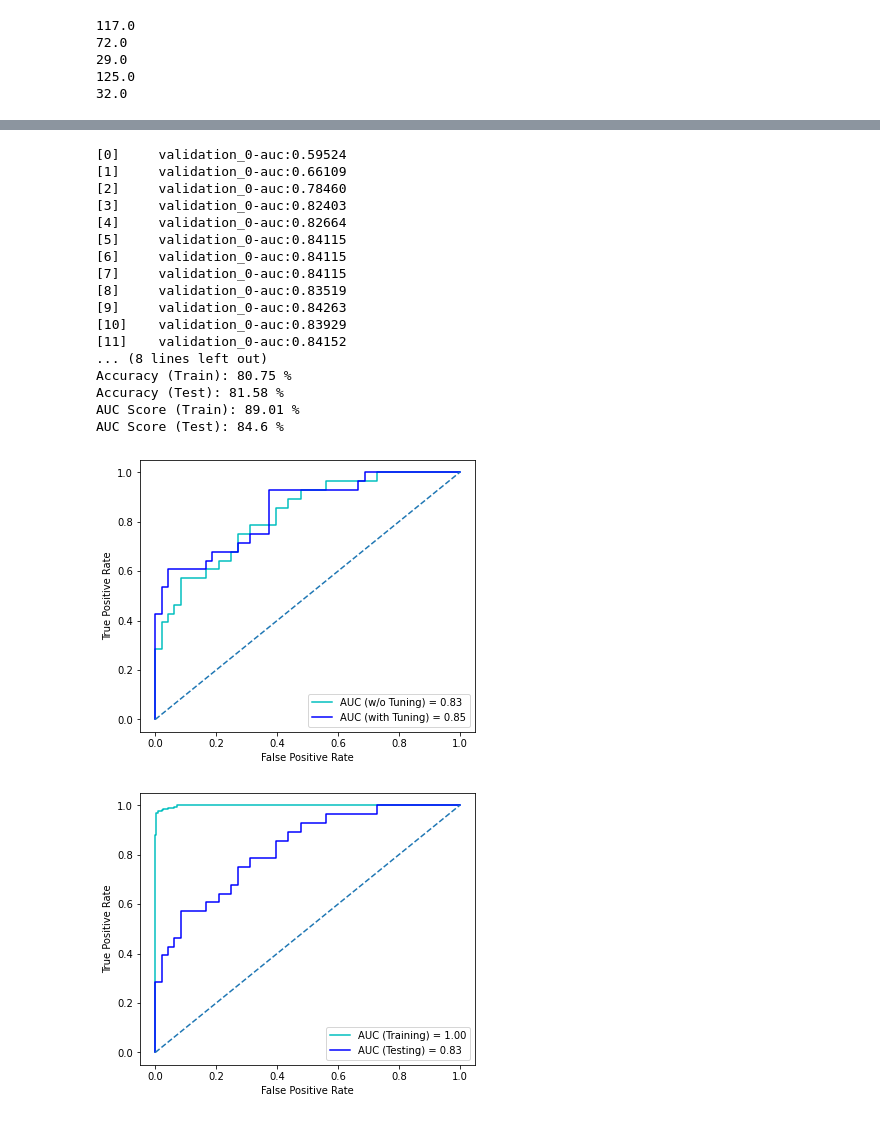
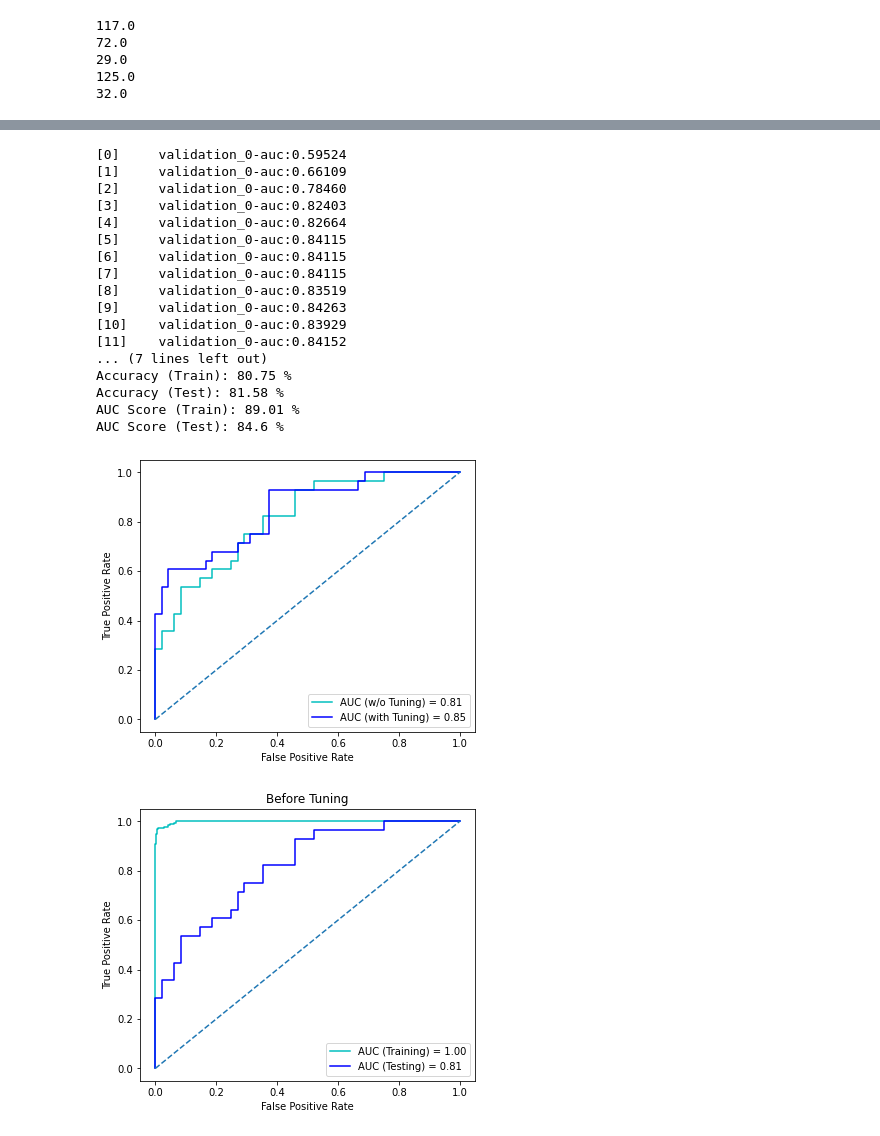
Before and after one commit to lophy95/diabetics_prediction, a Jupyter notebook: diabetics-pred-xgb-1.ipynb, the cells around one changed output, grey strips where cells are left out. Drawn from its saved outputs; the diff is of its cells as text; code cells hidden in the pictures.

```diff
--- a/diabetics-pred-xgb-1.ipynb
+++ b/diabetics-pred-xgb-1.ipynb
@@ -98,14 +98,14 @@ xgb1 = XGBClassifier(
  colsample_bytree=0.8,
  objective= 'binary:logistic',
  nthread=4,
+ reg_alpha=0.1,
  scale_pos_weight=1,
  seed=27,
  use_label_encoder=False,
  eval_metric='auc')
 
 xgb1.fit(X_train,
-          y_train,
-          eval_metric="auc")
+          y_train)
 # %% [output]
 XGBClassifier(base_score=0.5, booster='gbtree', colsample_bylevel=1,
               colsample_bynode=1, colsample_bytree=0.8,
@@ -529,6 +529,8 @@ xgb =XGBClassifier(learning_rate =0.12,
                    seed=27,
                    use_label_encoder=False,
                    eval_metric='auc')
+eval_set = [(X_test, y_test)]
+
 xgb.fit(X_train, y_train,early_stopping_rounds=5,eval_set=eval_set)
 
 print("\nModel Report")
@@ -556,7 +558,7 @@ print('AUC Score (Test):', round(metrics.roc_auc_score(y_test, y_predx_proba) *
 [9]     validation_0-auc:0.84263
 [10]    validation_0-auc:0.83929
 [11]    validation_0-auc:0.84152
-... (8 lines left out)
+... (7 lines left out)
 Accuracy (Train): 80.75 %
 Accuracy (Test): 81.58 %
 AUC Score (Train): 89.01 %
@@ -581,28 +583,29 @@ plt.xlabel('False Positive Rate')
 
 plt.show()
 # %% [output]
-[figure, old version]
+[figure, new version]
 # %%
 from sklearn.metrics import roc_curve, roc_auc_score
 y_score1 = xgb1.predict_proba(X_train)[:,1]
 fpr1, tpr1, th1 = roc_curve(y_train, y_score1)
 y_score2 = xgb1.predict_proba(X_test)[:,1]
 fpr2, tpr2, th2 = roc_curve(y_test, y_score2)
 #print('roc_auc_score before tuning: ', roc_auc_score(y_test, y_score2))
 #print('roc_auc_score after tuning: ', roc_auc_score(y_test, y_score1))
 roc_auc1 = roc_auc_score(y_train, y_score1)
 roc_auc2 = roc_auc_score(y_test, y_score2)
 plt.subplots(1, figsize=(6,5))
 plt.plot(fpr1, tpr1, 'c', label = 'AUC (Training) = %0.2f' % roc_auc1)
 plt.plot(fpr2, tpr2, 'b', label = 'AUC (Testing) = %0.2f' % roc_auc2)
 plt.legend(loc = 'lower right')
 plt.plot([0, 1], ls="--")
 plt.ylabel('True Positive Rate')
 plt.xlabel('False Positive Rate')
+plt.title("Before Tuning")
 
 plt.show()
 # %% [output]
-[figure, old version]
+[figure, new version]
 # %%
 from sklearn.metrics import roc_curve, roc_auc_score
 y_score1 = xgb.predict_proba(X_train)[:,1]
```
Also changed, not shown: parts of 12 cells of this notebook.
